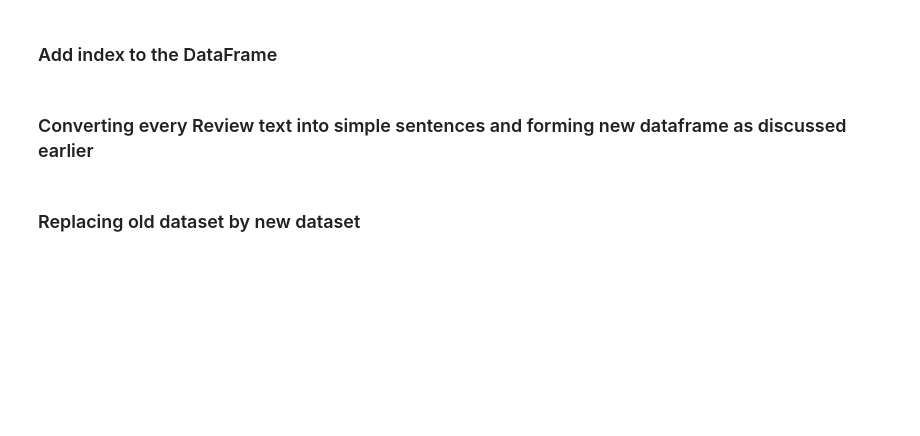
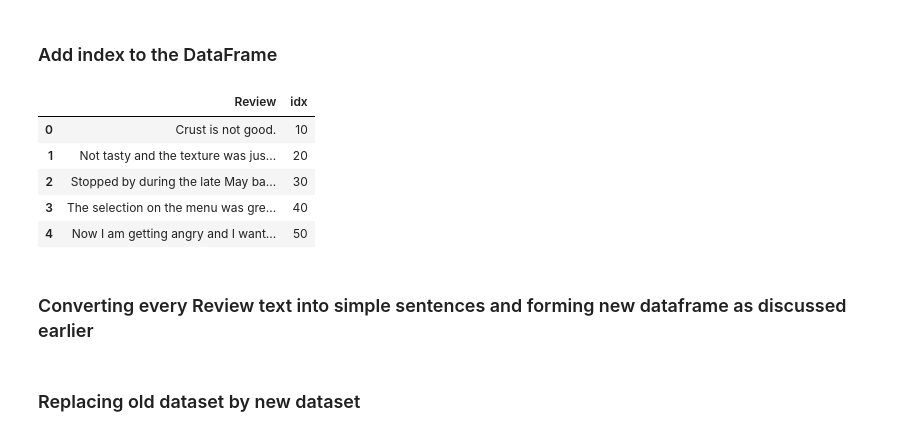
Before and after one commit to Apoorv7777/ABSA-Food-Review-Analytics, a Jupyter notebook: notebooks/testing.ipynb, the cells around one changed output. Cells and saved outputs as stored; diff of their text form; code cells hidden in the pictures; blank space fills up the shorter version.

```diff
--- a/notebooks/testing.ipynb
+++ b/notebooks/testing.ipynb
@@ -195,6 +192,15 @@ input_df.head()
 ### Add index to the DataFrame
 # %%
 input_df['idx'] = range(10, (len(input_df) + 1)*10, 10)
+input_df.columns = ['Review', 'idx']
+input_df.head()
+# %% [output]
+|  | Review | idx |
+| 0 | Crust is not good. | 10 |
+| 1 | Not tasty and the texture was jus... | 20 |
+| 2 | Stopped by during the late May ba... | 30 |
+| 3 | The selection on the menu was gre... | 40 |
+| 4 | Now I am getting angry and I want... | 50 |
 # %% [markdown]
 ### Converting every Review text into simple sentences and forming new dataframe as discussed earlier
 # %%
```
Also changed, not shown: parts of 10 cells of this notebook, 14 other files.
